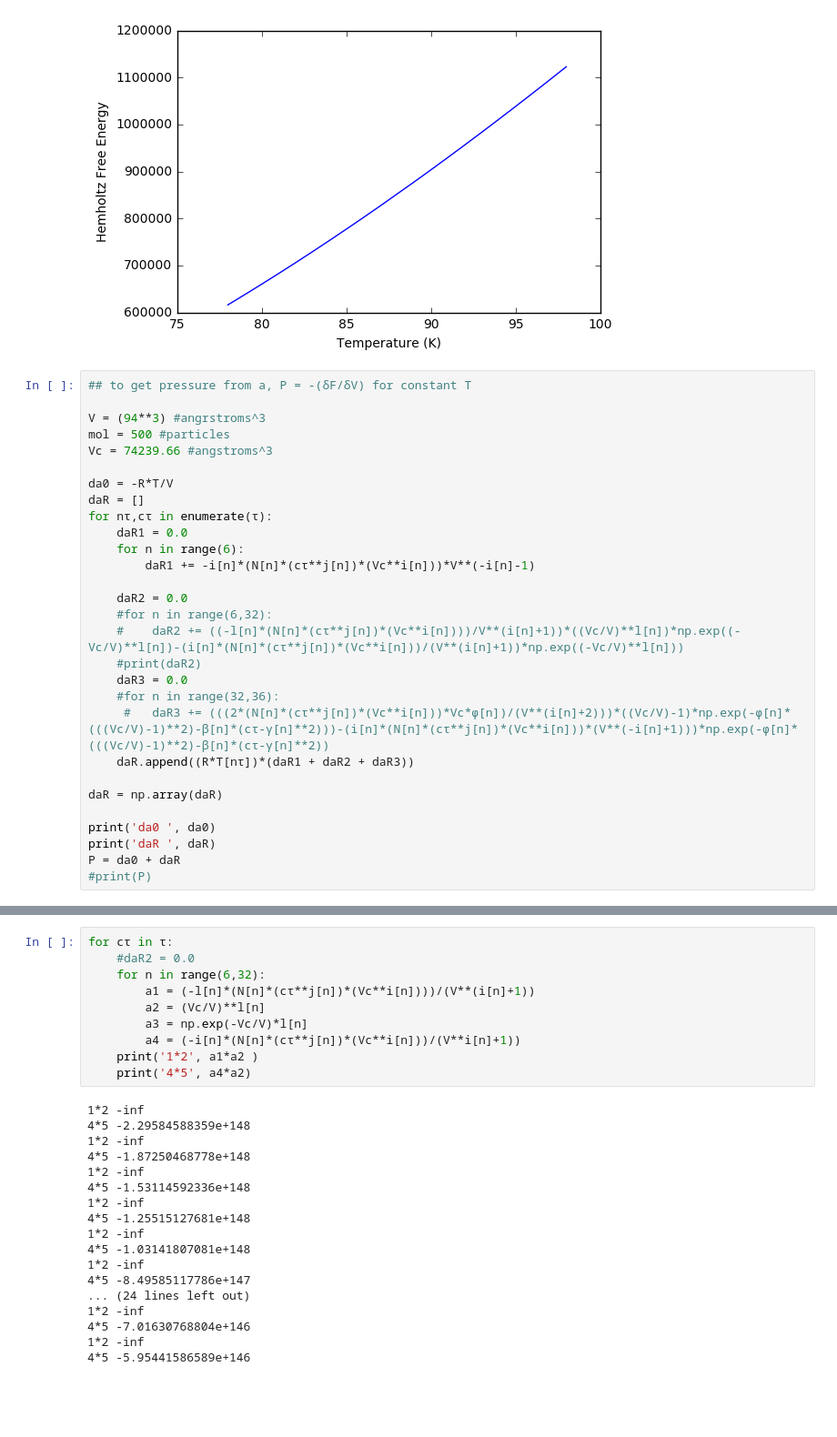
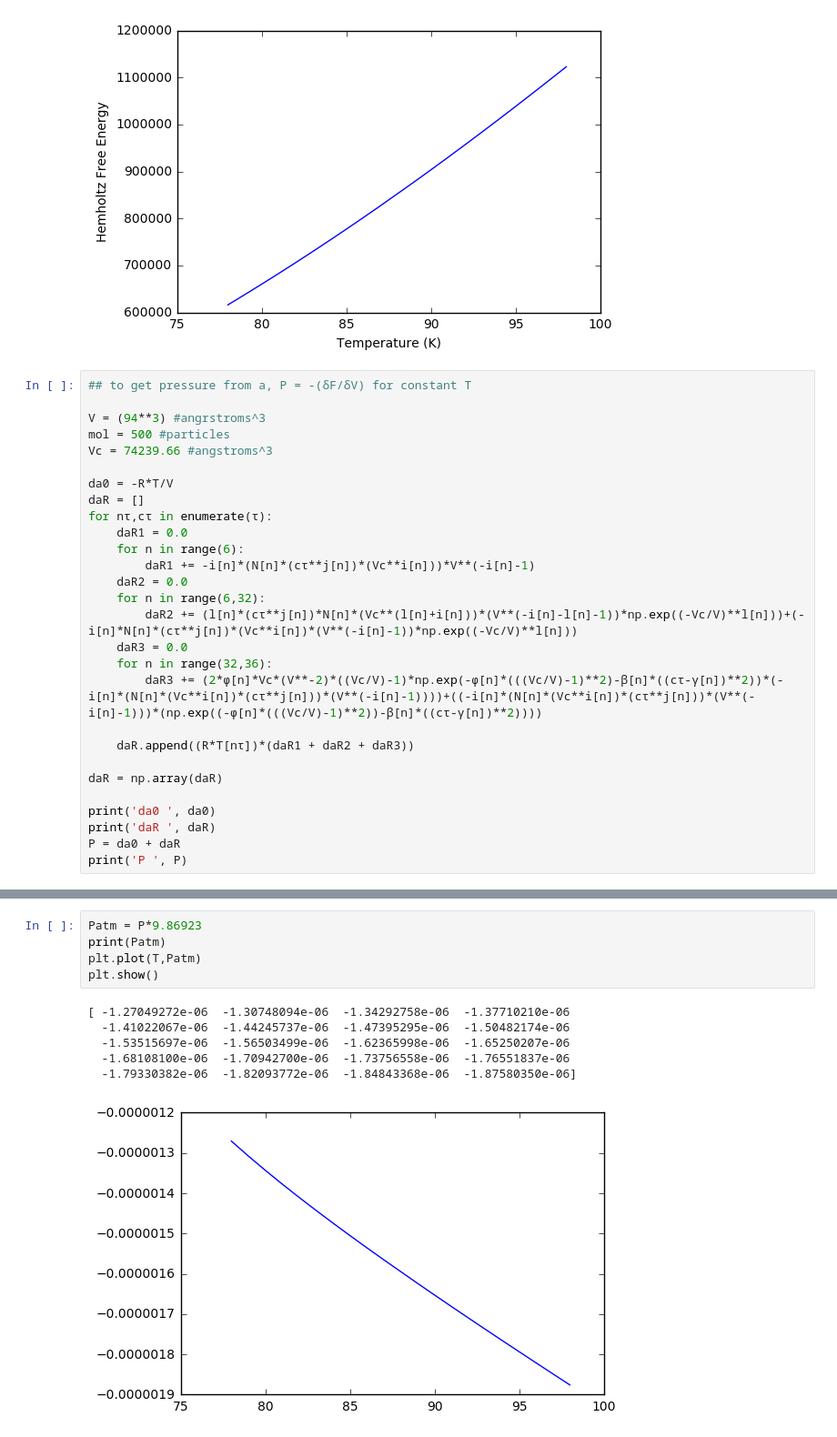
Before and after one commit to rbeneski/project-one-lammps, a Jupyter notebook: NstateEq_updated.ipynb, the cells around one changed output, grey strips where cells are left out. Shown at 91% size. Saved outputs shown, nothing was run; the diff lists cells and outputs as text; blank space fills up the shorter version.

```diff
--- a/NstateEq_updated.ipynb
+++ b/NstateEq_updated.ipynb
@@ -173,14 +173,13 @@ for nτ,cτ in enumerate(τ):
     daR1 = 0.0
     for n in range(6):
         daR1 += -i[n]*(N[n]*(cτ**j[n])*(Vc**i[n]))*V**(-i[n]-1)
+    daR2 = 0.0
+    for n in range(6,32):
+        daR2 += (l[n]*(cτ**j[n])*N[n]*(Vc**(l[n]+i[n]))*(V**(-i[n]-l[n]-1))*np.exp((-Vc/V)**l[n]))+(-i[n]*N[n]*(cτ**j[n])*(Vc**i[n])*(V**(-i[n]-1))*np.exp((-Vc/V)**l[n]))
+    daR3 = 0.0
+    for n in range(32,36):
+        daR3 += (2*ϕ[n]*Vc*(V**-2)*((Vc/V)-1)*np.exp(-ϕ[n]*(((Vc/V)-1)**2)-β[n]*((cτ-γ[n])**2))*(-i[n]*(N[n]*(Vc**i[n])*(cτ**j[n]))*(V**(-i[n]-1))))+((-i[n]*(N[n]*(Vc**i[n])*(cτ**j[n]))*(V**(-i[n]-1)))*(np.exp((-ϕ[n]*(((Vc/V)-1)**2))-β[n]*((cτ-γ[n])**2))))
 
-    daR2 = 0.0
-    #for n in range(6,32):
-    #    daR2 += ((-l[n]*(N[n]*(cτ**j[n])*(Vc**i[n])))/V**(i[n]+1))*((Vc/V)**l[n])*np.exp((-Vc/V)**l[n])-(i[n]*(N[n]*(cτ**j[n])*(Vc**i[n]))/(V**(i[n]+1))*np.exp((-Vc/V)**l[n]))
-    #print(daR2)
-    daR3 = 0.0
-    #for n in range(32,36):
-     #   daR3 += (((2*(N[n]*(cτ**j[n])*(Vc**i[n]))*Vc*ϕ[n])/(V**(i[n]+2)))*((Vc/V)-1)*np.exp(-ϕ[n]*(((Vc/V)-1)**2)-β[n]*(cτ-γ[n]**2)))-(i[n]*(N[n]*(cτ**j[n])*(Vc**i[n]))*(V**(-i[n]+1)))*np.exp(-ϕ[n]*(((Vc/V)-1)**2)-β[n]*(cτ-γ[n]**2))
     daR.append((R*T[nτ])*(daR1 + daR2 + daR3))
 
 daR = np.array(daR)
@@ -188,7 +187,7 @@ daR = np.array(daR)
 print('da0 ', da0)
 print('daR ', daR)
 P = da0 + daR
-#print(P)
+print('P ', P)
 # %% [output]
 da0  [ -1.86710801e-07  -1.89104530e-07  -1.91498258e-07  -1.93891986e-07
   -1.96285714e-07  -1.98679442e-07  -2.01073171e-07  -2.03466899e-07
@@ -203,28 +207,12 @@ daR  [  1.19832378e-09   1.04869588e-09   8.99328462e-10   7.50219989e-10
-# %%
-for cτ in τ:
-    #daR2 = 0.0
-    for n in range(6,32):
-        a1 = (-l[n]*(N[n]*(cτ**j[n])*(Vc**i[n])))/(V**(i[n]+1))
-        a2 = (Vc/V)**l[n]
-        a3 = np.exp(-Vc/V)*l[n]
-        a4 = (-i[n]*(N[n]*(cτ**j[n])*(Vc**i[n]))/(V**i[n]+1))
-    print('1*2', a1*a2 )
-    print('4*5', a4*a2)
-# %% [output]
-1*2 -inf
-4*5 -2.29584588359e+148
-1*2 -inf
-4*5 -1.87250468778e+148
-1*2 -inf
-4*5 -1.53114592336e+148
-1*2 -inf
-4*5 -1.25515127681e+148
-1*2 -inf
-4*5 -1.03141807081e+148
-1*2 -inf
-4*5 -8.49585117786e+147
-... (24 lines left out)
-1*2 -inf
-4*5 -7.01630768804e+146
-1*2 -inf
-4*5 -5.95441586589e+146
+# %%
+Patm = P*9.86923
+print(Patm)
+plt.plot(T,Patm)
+plt.show()
+# %% [output]
+[ -1.27049272e-06  -1.30748094e-06  -1.34292758e-06  -1.37710210e-06
+  -1.41022067e-06  -1.44245737e-06  -1.47395295e-06  -1.50482174e-06
+  -1.53515697e-06  -1.56503499e-06  -1.62365998e-06  -1.65250207e-06
+  -1.68108100e-06  -1.70942700e-06  -1.73756558e-06  -1.76551837e-06
+  -1.79330382e-06  -1.82093772e-06  -1.84843368e-06  -1.87580350e-06]
+[figure, added]
```
Also changed, not shown: parts of 2 cells of this notebook.
